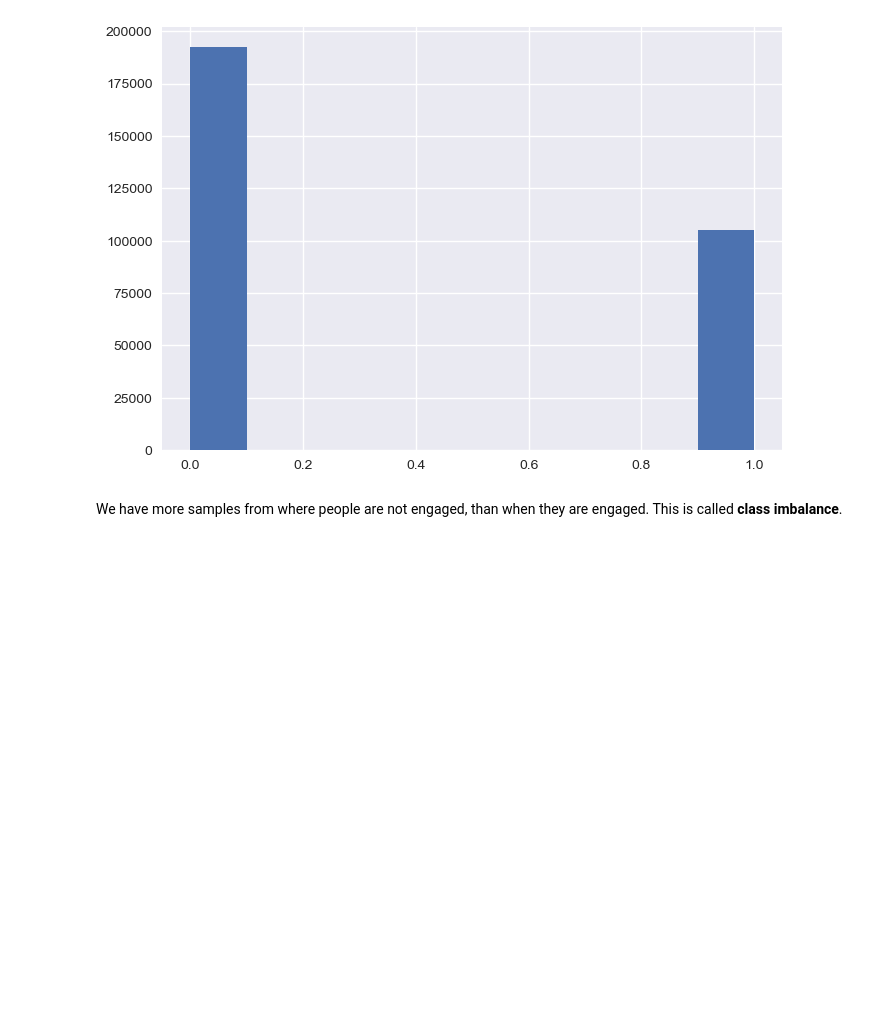
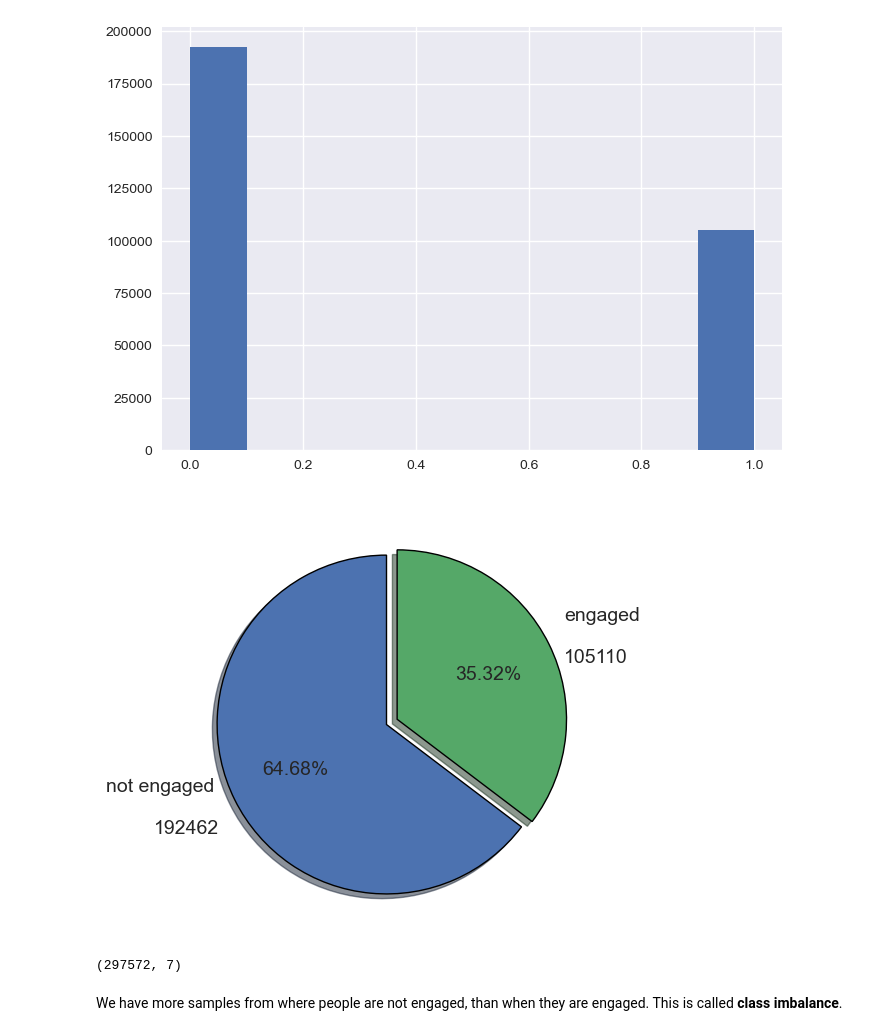
Before and after one commit to dadegrande99/AssignmentsMWC_Grandesso, a Jupyter notebook: Assignment04/Tutorial08.ipynb, the cells around one changed output. Cells and saved outputs as stored; diff of their text form; code cells hidden in the pictures; blank space fills up the shorter version.

```diff
--- a/Assignment04/Tutorial08.ipynb
+++ b/Assignment04/Tutorial08.ipynb
@@ -874,6 +874,22 @@ eda_data["engagement"].hist()
 # %% [output]
 <Axes: >
 [figure]
+# %%
+data = eda_data["engagement"].value_counts()
+labels = ["not engaged \n\n" + str(data[0]), "engaged\n\n" + str(data[1])]
+
+
+plt.pie(data, labels=labels, autopct="%1.2f%%", shadow=True,
+        startangle=90, explode=(0.07, 0), textprops={'fontsize': 14},
+        wedgeprops={'linewidth': 1, 'edgecolor': 'black'})
+
+plt.show()
+# %% [output]
+[figure, added]
+# %%
+eda_data.shape
+# %% [output]
+(297572, 7)
 # %% [markdown]
 We have more samples from where people are not engaged, than when they are engaged. This is called **class imbalance**.
 # %% [markdown]
```
Also changed, not shown: parts of 1 cell of this notebook, 3 other files.
